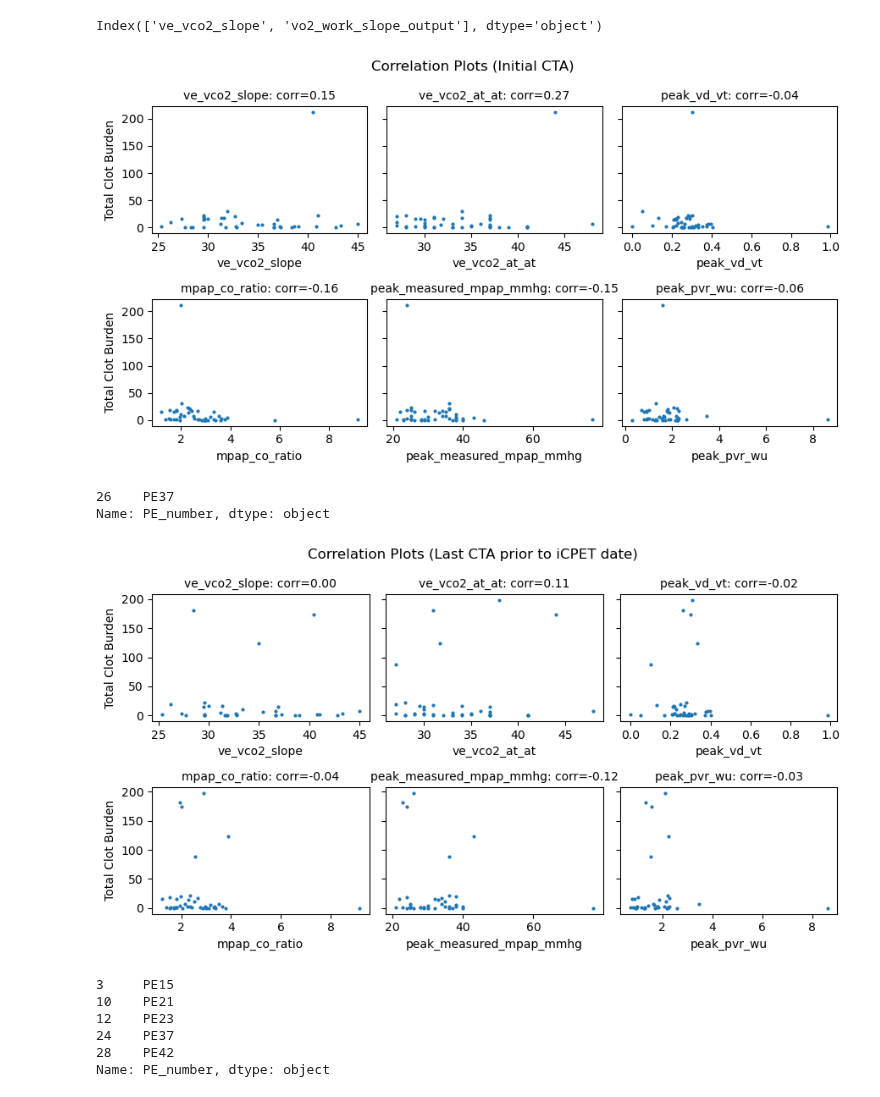
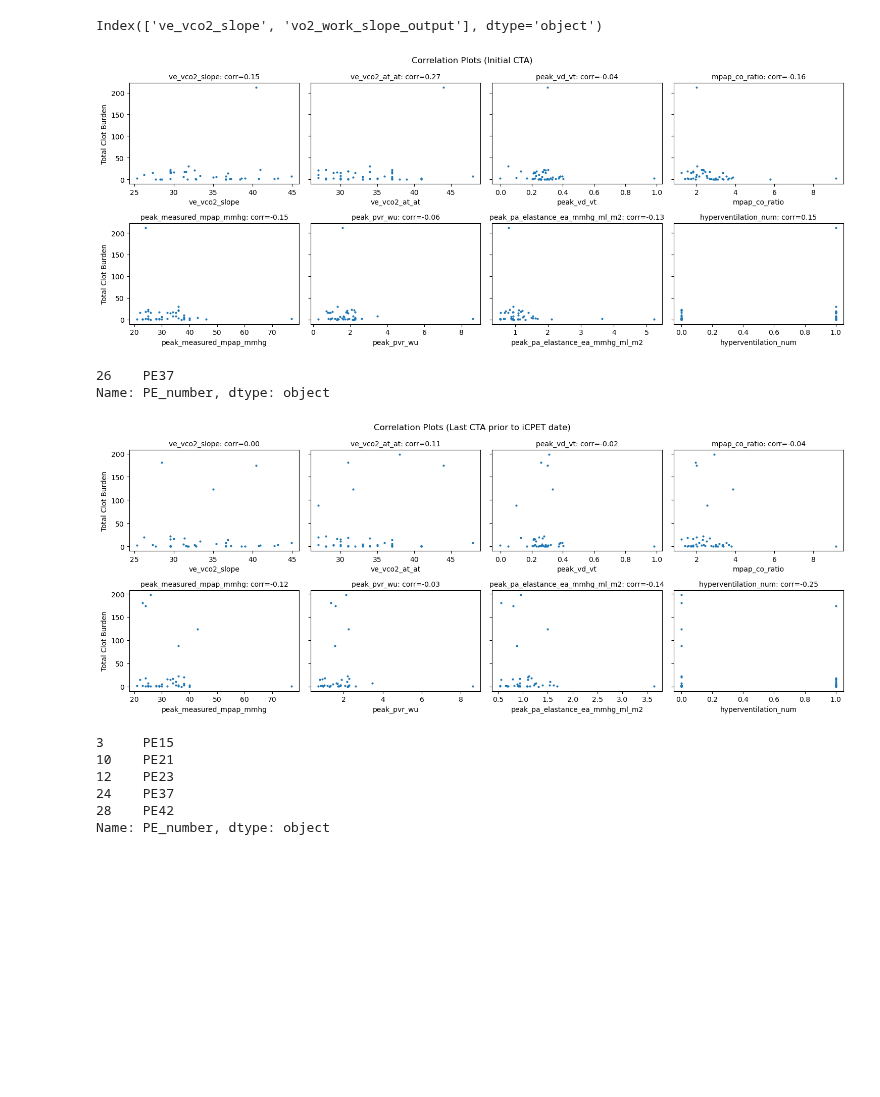
Before and after one commit to qaust/iCPET, a Jupyter notebook: src/summary_stats.ipynb, the cells around one changed output. Drawn from its saved outputs; the diff is of its cells as text; code cells hidden in the pictures; blank space fills up the shorter version.

Commit message:
chore: updates to summary stats to incorporate new hemodynamic variables.

```diff
--- a/src/summary_stats.ipynb
+++ b/src/summary_stats.ipynb
@@ -756,10 +767,18 @@ hemodynamic_features = [
     'mpap_co_ratio',
     'peak_measured_mpap_mmhg',
     'peak_pvr_wu',
+    'peak_pa_elastance_ea_mmhg_ml_m2',
+    'hyperventilation_num'
 ]
 
-correlation_features = dead_space_features + hemodynamic_features + model_config.num_targets
-rows = model_config.num_targets
+radiology_features = [
+    'total_clot_burden',
+    'num_positive_clot_burden_segments',
+    'pct_change_total_clot_burden_0_to_1',
+]
+
+correlation_features = dead_space_features + hemodynamic_features + radiology_features
+rows = radiology_features
 cols = dead_space_features + hemodynamic_features
 
 num_data_initial[correlation_features].corr().loc[rows, cols].sort_index().to_csv('../output/summary/corr_initial.csv')
@@ -775,22 +794,22 @@ Index(['ve_vco2_slope', 'vo2_work_slope_output'], dtype='object')
 # %%
 icpet_feat = dead_space_features + hemodynamic_features
 n_rows = 2
-n_cols = 3
-fig, axs = plt.subplots(n_rows, n_cols, figsize=(9, 5), sharey=True)
+n_cols = 4
+fig, axs = plt.subplots(n_rows, n_cols, figsize=(15, 6), sharey=True)
 for i, feat in enumerate(icpet_feat):
     row = i // n_cols
     col = i % n_cols
     axs[row, col].scatter(feat, 'total_clot_burden', data=num_data_initial, s=4)
     p = num_data_initial[['total_clot_burden', feat]].corr().iloc[1, 0]
     axs[row, col].set_title(f"{feat}: corr={p:.2f}", fontsize=10)
     axs[row, col].set_xlabel(feat)
     if col == 0:
         axs[row, col].set_ylabel('Total Clot Burden')
 plt.suptitle('Correlation Plots (Initial CTA)')
 plt.tight_layout()
 plt.savefig('../figures/correlations_initial.png')
 # %% [output]
-[figure, old version]
+[figure, new version]
 # %%
 num_data_initial.loc[num_data_initial['total_clot_burden'] > 50, 'PE_number']
 # %% [output]
@@ -799,8 +818,8 @@ Name: PE_number, dtype: object
 # %%
 icpet_feat = dead_space_features + hemodynamic_features
 n_rows = 2
-n_cols = 3
-fig, axs = plt.subplots(n_rows, n_cols, figsize=(9, 5), sharey=True)
+n_cols = 4
+fig, axs = plt.subplots(n_rows, n_cols, figsize=(15, 6), sharey=True)
 for i, feat in enumerate(icpet_feat):
     row = i // n_cols
     col = i % n_cols
@@ -814,7 +833,7 @@ plt.suptitle('Correlation Plots (Last CTA prior to iCPET date)')
 plt.tight_layout()
 plt.savefig('../figures/correlations_last_prior.png')
 # %% [output]
-[figure, old version]
+[figure, new version]
 # %%
 num_data_last_prior.loc[num_data_last_prior['total_clot_burden'] > 50, 'PE_number']
 # %% [output]
```
Also changed, not shown: parts of 14 cells of this notebook, 3 other files.
